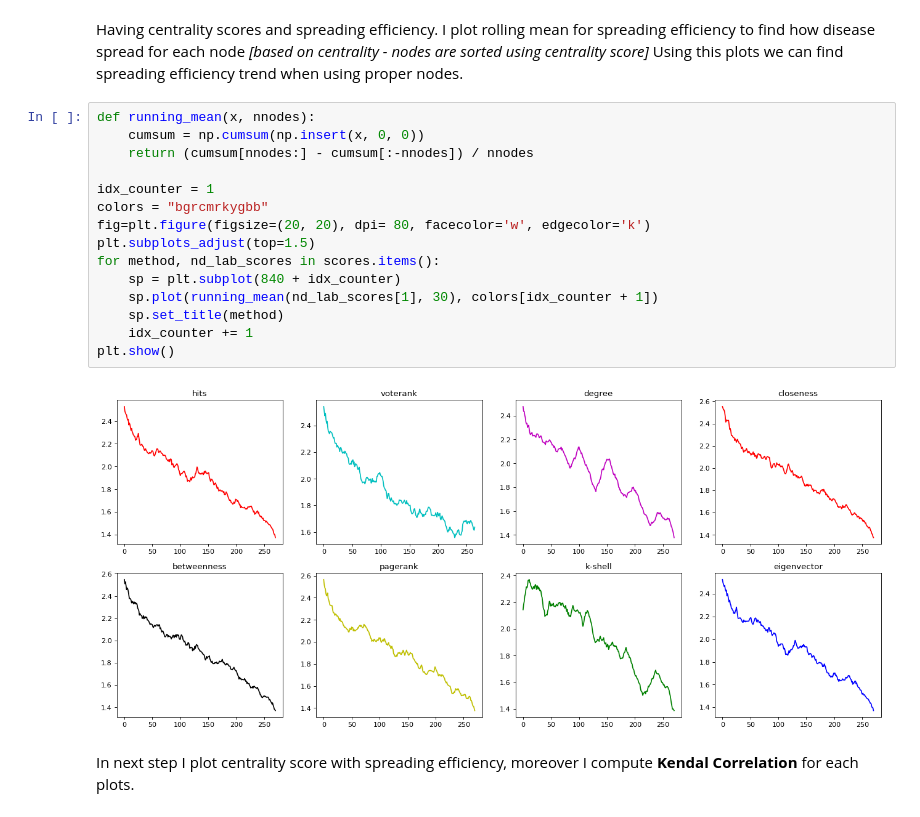
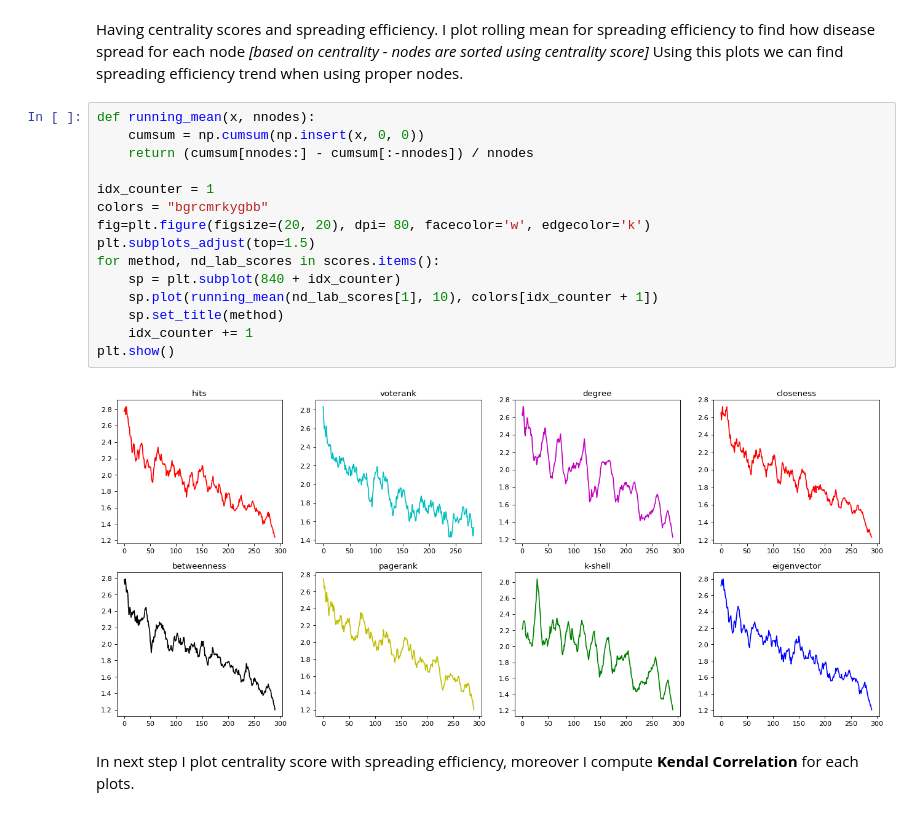
Before and after one commit to filip141/nettools, a Jupyter notebook: notebooks/Centrality_Synthetic/monoplex_centrality.ipynb, the cells around one changed output. Cells and saved outputs as stored; diff of their text form.

```diff
--- a/notebooks/Centrality_Synthetic/monoplex_centrality.ipynb
+++ b/notebooks/Centrality_Synthetic/monoplex_centrality.ipynb
@@ -194,20 +194,20 @@ Using this plots we can find spreading efficiency trend when using proper nodes.
 # %%
 def running_mean(x, nnodes):
     cumsum = np.cumsum(np.insert(x, 0, 0))
     return (cumsum[nnodes:] - cumsum[:-nnodes]) / nnodes
 
 idx_counter = 1
 colors = "bgrcmrkygbb"
 fig=plt.figure(figsize=(20, 20), dpi= 80, facecolor='w', edgecolor='k')
 plt.subplots_adjust(top=1.5)
 for method, nd_lab_scores in scores.items():
     sp = plt.subplot(840 + idx_counter)
-    sp.plot(running_mean(nd_lab_scores[1], 30), colors[idx_counter + 1])
+    sp.plot(running_mean(nd_lab_scores[1], 10), colors[idx_counter + 1])
     sp.set_title(method)
     idx_counter += 1
 plt.show()
 # %% [output]
-[figure, old version]
+[figure, new version]
 # %% [markdown]
 In next step I plot centrality score with spreading efficiency, moreover I compute **Kendal Correlation** for each plots.
 # %%
```
Also changed, not shown: parts of 5 cells of this notebook, 6 other files.
